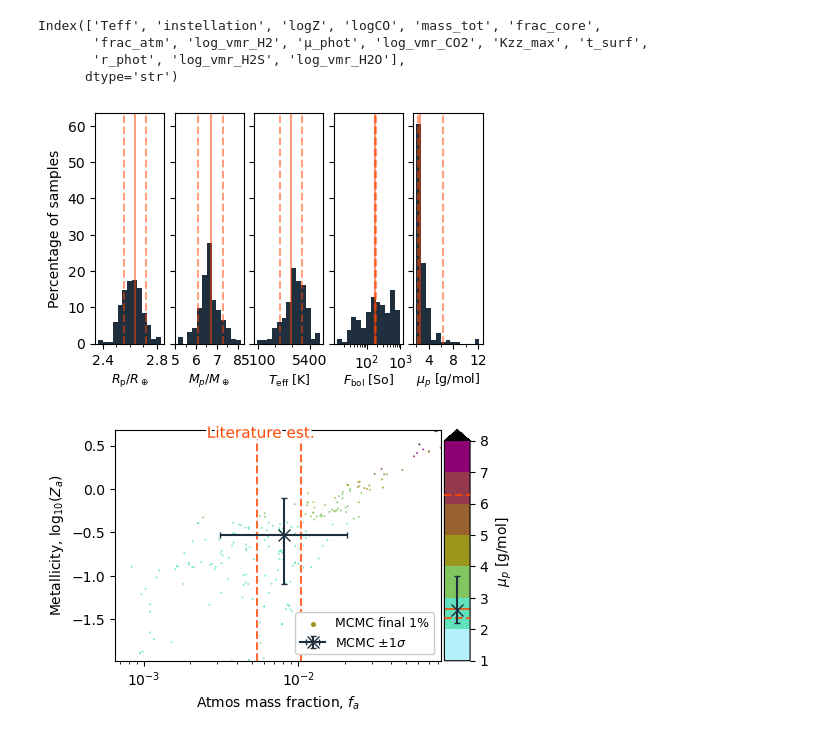
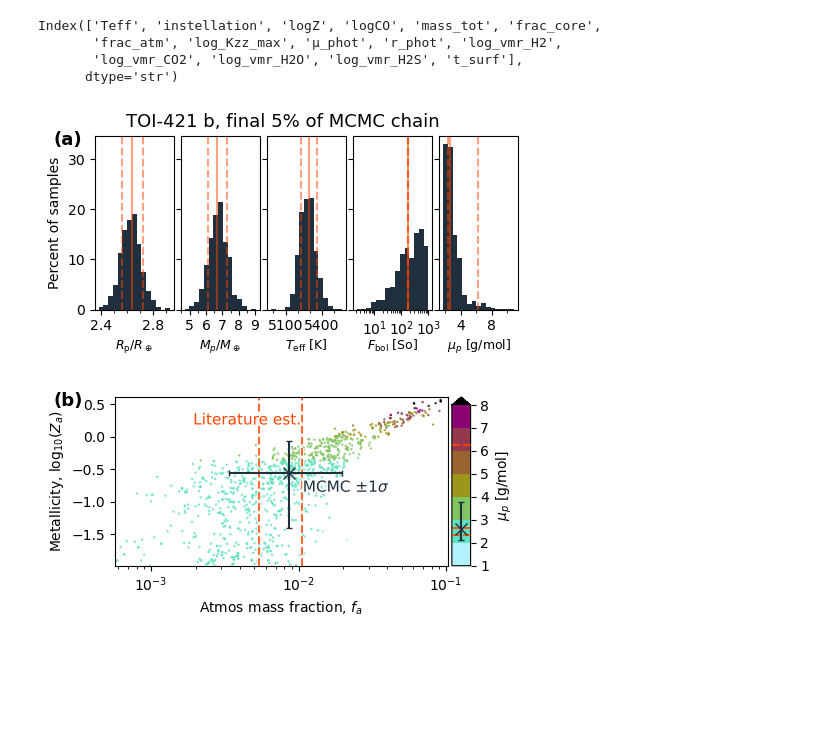
Before and after one commit to nichollsh/InferAGNI, a Jupyter notebook: notebooks/paper_demo.ipynb, the cells around one changed output. Cells and saved outputs as stored; diff of their text form; code cells hidden in the pictures; blank space fills up the shorter version.

Commit message:
Paper plots

```diff
--- a/notebooks/paper_demo.ipynb
+++ b/notebooks/paper_demo.ipynb
@@ -24,19 +24,19 @@ truth = pd.read_csv(os.path.join(outdir_planet,"truth.csv") ,skiprows=1, sep=","
 ntruth = len(truth)
 
 # get last samples from samps
-end_frac = 0.01
+end_frac = 0.05
 nsamp = int(len(samps)*end_frac)
 samps = samps.iloc[-nsamp:]
 # %%
 print(samps.keys())
 # %% [output]
 Index(['Teff', 'instellation', 'logZ', 'logCO', 'mass_tot', 'frac_core',
-       'frac_atm', 'log_vmr_H2', 'μ_phot', 'log_vmr_CO2', 'Kzz_max', 't_surf',
-       'r_phot', 'log_vmr_H2S', 'log_vmr_H2O'],
+       'frac_atm', 'log_Kzz_max', 'μ_phot', 'r_phot', 'log_vmr_H2',
+       'log_vmr_CO2', 'log_vmr_H2O', 'log_vmr_H2S', 't_surf'],
       dtype='str')
 # %%
 
-fig,ax = plt.subplots(1,ntruth,figsize=(5,3),sharey=True)
+fig,ax = plt.subplots(1,ntruth,figsize=(5,2.5),sharey=True)
 
 for i in range(ntruth):
     k = truth["key"].iloc[i]
@@ -47,7 +47,7 @@ for i in range(ntruth):
     ymin = np.percentile(this_samp, pctle)
     ymax = np.percentile(this_samp, 100-pctle)
 
-    nbins = 14
+    nbins = 16
     if ia.util.varprops[k].log:
         ax[i].set_xscale("log")
         bins = np.logspace(np.log10(ymin), np.log10(ymax), nbins)
@@ -74,45 +74,51 @@ for i in range(ntruth):
 
     # text = ia.util.varprops[k].label
     # ax[i].text(0.5, 0.5, text, transform=ax[i].transAxes, ha="left", va="center",
     #                fontsize=10, bbox=dict(facecolor="white", edgecolor="none", alpha=0.7, pad=0.1))
 
     ax[i].set_xlabel(ia.util.varprops[k].label_short, fontsize=9, labelpad=0.1)
 
     # custom tick spacing
     match k:
         case "r_phot":
             ax[i].xaxis.set_major_locator(mpl.ticker.MultipleLocator(0.4))
             ax[i].xaxis.set_minor_locator(mpl.ticker.MultipleLocator(0.1))
         case "mass_tot":
             dy = 1
             ax[i].xaxis.set_major_locator(mpl.ticker.MultipleLocator(1))
             ax[i].xaxis.set_minor_locator(mpl.ticker.MultipleLocator(0.5))
         case "Teff":
             ax[i].xaxis.set_major_locator(mpl.ticker.MultipleLocator(300))
             ax[i].xaxis.set_minor_locator(mpl.ticker.MultipleLocator(100))
         case "μ_phot":
             # ax[i].set_xscale("log")
             ax[i].xaxis.set_major_locator(mpl.ticker.MultipleLocator(4))
             ax[i].xaxis.set_minor_locator(mpl.ticker.MultipleLocator(2))
             # ax[i].xaxis.set_major_formatter(mpl.ticker.FormatStrFormatter("%.0f"))
 
 
+fig.text(0.04,0.96, "(a)", ha="left", va="top", fontsize=13, fontweight="bold")
+ax[0].set_ylabel(f"Percent of samples")
+fig.align_xlabels()
+fig.tight_layout(w_pad=-0.5)
 
-ax[0].set_ylabel(f"Percentage of samples")
-fig.align_xlabels()
-fig.subplots_adjust(wspace=0.15)
+planet_name = planet.replace("_", " ")
+fig.suptitle(f"{planet_name}, final {end_frac*100:.0f}% of MCMC chain", fontsize=13, va='bottom', y=0.96)
+
+
 fig.savefig(os.path.join(outdir,"ia_demo_truth.pdf"), dpi=ia.plot.DPI, bbox_inches="tight")
 plt.show()
 # %% [output]
-[figure, old version]
+[figure, new version]
 # %%
-fig,ax = plt.subplots(1,1,figsize=(5,3))
+fig,ax = plt.subplots(1,1,figsize=(5,2.5))
 
 ckey = "μ_phot"
 xkey = "frac_atm"
 ykey = "logZ"
 
-al = 0.3
+al = 0.4
+ms = 3
 
 if ia.util.varprops[ckey].log:
     c = 10**(samps[ckey].values)
@@ -144,19 +150,22 @@ cbar.ax.axhline(ia.util.nondimen(truth[truth["key"]==ckey]["value"], ckey) + ia.
 cbar.ax.axhline(ia.util.nondimen(truth[truth["key"]==ckey]["value"], ckey) - ia.util.nondimen(truth[truth["key"]==ckey]["minus"], ckey),c=obs_col, ls='--', zorder=10, alpha=al)
 for xx in (0.54/100, 1.05/100):
     ax.axvline(xx, color=obs_col, ls='--', alpha=al, path_effects=_pe_text)
-ax.annotate("Literature est.",(xx,np.percentile(y,99)), xytext=(10,0), textcoords='offset points',
-                 ha='right', va='center', rotation=0, rotation_mode='anchor',
+ax.annotate("Literature est.",(xx,np.percentile(y,98)), xytext=(0,0), textcoords='offset points',
+                 ha='right', va='top', rotation=0, rotation_mode='anchor',
                  color=obs_col, fontsize=11, path_effects=_pe_text)
 
 
 # mcmc result
-ax.scatter([],[], color=sm.to_rgba(4), s=28, marker=".", label=f"MCMC final {end_frac*100:g}%", zorder=21, )
-ax.scatter(x,y, c=c, s=2,  alpha=al, cmap=sm.get_cmap(), norm=sm.norm, edgecolors="none", rasterized=True)
+ax.scatter([],[], color=sm.to_rgba(4), s=ms*5, label=f"MCMC final {end_frac*100:g}%", zorder=21, )
+ax.scatter(x,y, c=c, s=ms,  alpha=al, cmap=sm.get_cmap(), norm=sm.norm, edgecolors="none", rasterized=True)
 ax.errorbar([np.median(x)], [np.median(y)], xerr=[[np.median(x)-np.percentile(x, 16)], [np.percentile(x, 84)-np.median(x)]],
             yerr=[[np.median(y)-np.percentile(y, 16)], [np.percentile(y, 84)-np.median(y)]],
             zorder=20, label=r"MCMC $\pm 1\sigma$", capsize=2, color=samples_color, lw=1.5, marker='x', markersize=8)
 cbar.ax.errorbar([0.5], [np.median(c)], yerr=[[np.median(c)-np.percentile(c, 16)], [np.percentile(c, 84)-np.median(c)]],
                  c=samples_color, markersize=8, marker='x', zorder=21,capsize=2, lw=1.5)
+ax.annotate(r"MCMC $\pm 1\sigma$",(np.median(x), np.median(y)), xytext=(10,-10), textcoords='offset points',
+                 ha='left', va='center', rotation=0, rotation_mode='anchor',
+                 color=samples_color, fontsize=11, path_effects=_pe_text)
 
 if ia.util.varprops[xkey].log:
     ax.set_xscale("log")
@@ -168,8 +177,12 @@ ax.set_ylabel(ia.util.varprops[ykey].label)
 ax.set_xlim(np.amin(x), np.amax(x))
 ax.set_ylim(np.amin(y), np.amax(y))
 
-ax.legend(loc='lower right', fontsize=9, framealpha=1)
+# ax.legend(loc='lower right', fontsize=9, framealpha=1)
+
+fig.text(0.04,0.96, "(b)", ha="left", va="top", fontsize=13, fontweight="bold")
+
+fig.tight_layout()
 fig.savefig(os.path.join(outdir,"ia_demo_litcomp.pdf"), dpi=DPI, bbox_inches="tight")
 plt.show()
 # %% [output]
-[figure, old version]
+[figure, new version]
```
Also changed, not shown: 2 other files.
